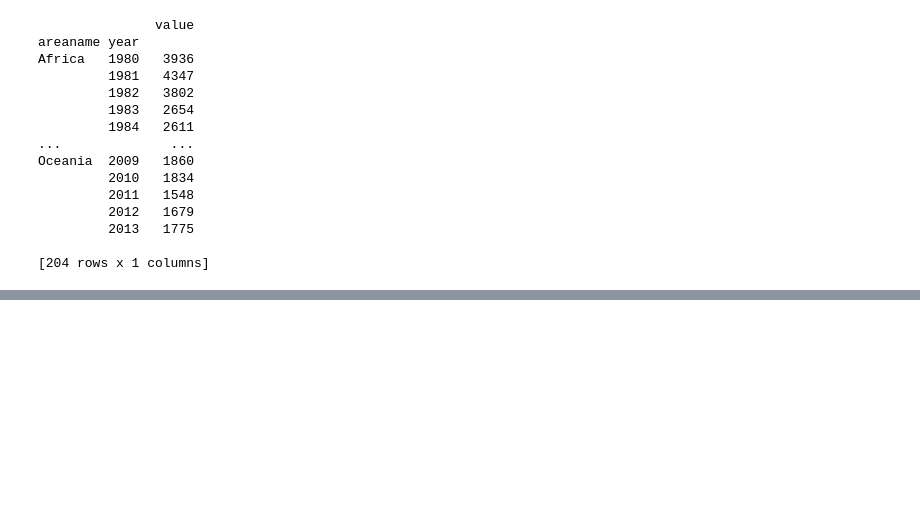
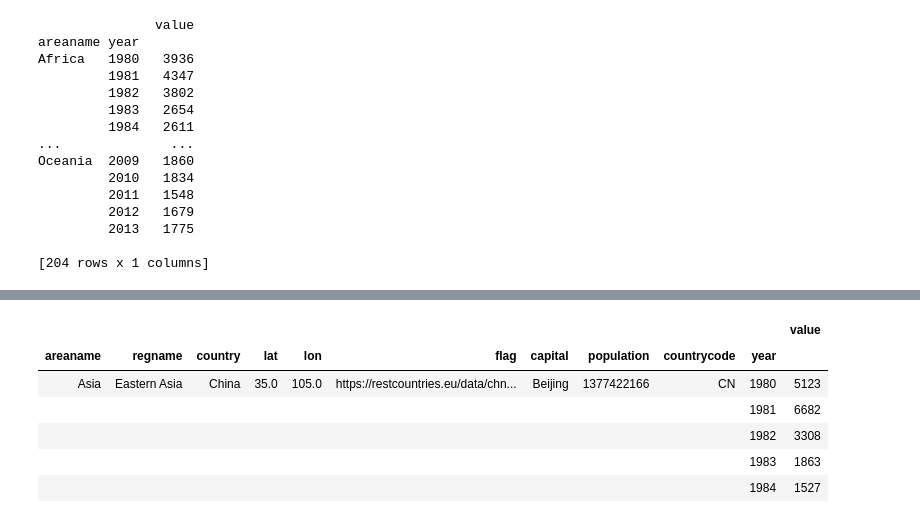
Before and after one commit to amandagward/groupassignment_project_2, a Jupyter notebook: DataTreatment.ipynb, the cells around one changed output, grey strips where cells are left out. Cells and saved outputs as stored; diff of their text form; code cells hidden in the pictures; blank space fills up the shorter version.

```diff
--- a/DataTreatment.ipynb
+++ b/DataTreatment.ipynb
@@ -275,0 +326,18 @@ Oceania  2009   1860
+# %%
+import pandas as pd
+import requests as req
+import os, json, csv, time
+
+countries_filter = ['Viet Nam' ,'United States of America' ,'United Kingdom of Great Britain and Northern Ireland' , \
+                    'Ukraine' ,'Sri Lanka' ,'Russian Federation' ,'Romania' ,'Republic of Korea' ,'Portugal' ,'Poland' ,\
+                    'Philippines' ,'Pakistan' ,'Lebanon' ,'Japan' ,'Jamaica' ,'Iran (Islamic Republic of)' ,'India' ,\
+                    'Germany' ,'France' ,'China']
+
+
+
+file = os.path.join("static", "data", "dataset.csv")
+df = pd.read_csv(file) #, encoding="latin1")
+
+
+top_10_countries = df[df.country.isin(countries_filter)]
+top_10_countries.head()
@@ -275,0 +354,17 @@ Oceania  2009   1860
+# %%
+# Select the top 10 summarizing without devname column.
+aggregation = {"value": "sum"}
+top_10_countries_sum = top_10_countries.groupby(['areaname' ,'regname' ,'country','lat' ,'lon' ,'flag' ,'capital' ,'population' ,'countrycode' ,'year'],axis=0).agg(aggregation)
+
+# Save a new csv file
+file = os.path.join("static", "data", "top_10_countries_all.csv")
+top_10_countries_sum.to_csv(file)
+top_10_countries_sum.head()
+# %% [output]
+|  |  |  |  |  |  |  |  |  |  | value |
+| areaname | regname | country | lat | lon | flag | capital | population | countrycode | year |  |
+| Asia | Eastern Asia | China | 35.0 | 105.0 | https://restcountries.eu/data/chn... | Beijing | 1377422166 | CN | 1980 | 5123 |
+|  |  |  |  |  |  |  |  |  | 1981 | 6682 |
+|  |  |  |  |  |  |  |  |  | 1982 | 3308 |
+|  |  |  |  |  |  |  |  |  | 1983 | 1863 |
+|  |  |  |  |  |  |  |  |  | 1984 | 1527 |
```
Also changed, not shown: parts of 8 cells of this notebook, 9 other files.
